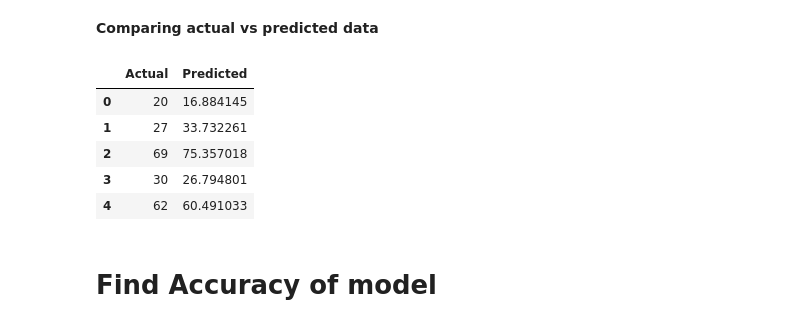
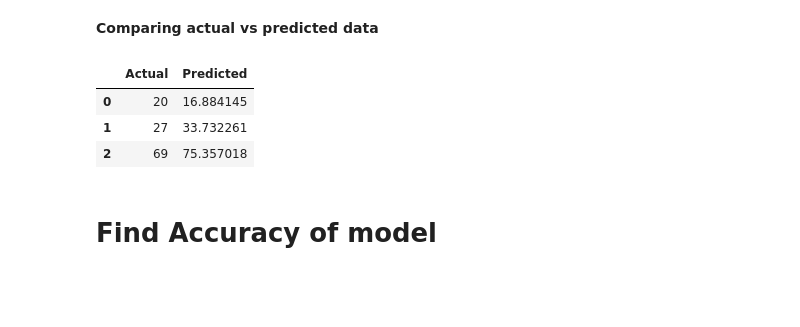
Before and after one commit to krupalidobariya/Percentage_Predictor, a Jupyter notebook: Task_1.ipynb, the cells around one changed output. Drawn from its saved outputs; the diff is of its cells as text; code cells hidden in the pictures; blank space fills up the shorter version.

```diff
--- a/Task_1.ipynb
+++ b/Task_1.ipynb
@@ -230,14 +239,12 @@ array([16.88414476, 33.73226078, 75.357018  , 26.79480124, 60.49103328])
 **Comparing actual vs predicted data**
 # %%
 Compare = pd.DataFrame({'Actual': y_test ,'Predicted' : y_pred})
-Compare.head()
+Compare.head(3)
 # %% [output]
 |  | Actual | Predicted |
 | 0 | 20 | 16.884145 |
 | 1 | 27 | 33.732261 |
 | 2 | 69 | 75.357018 |
-| 3 | 30 | 26.794801 |
-| 4 | 62 | 60.491033 |
 # %% [markdown]
 # Find Accuracy of model
 # %%
```
Also changed, not shown: parts of 13 cells of this notebook.
